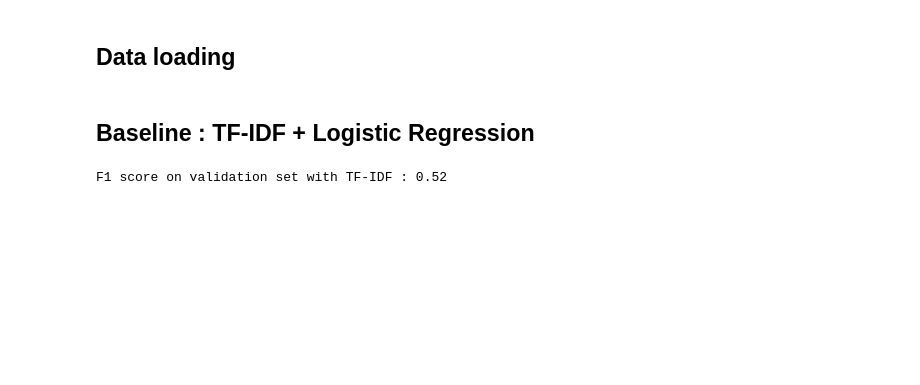
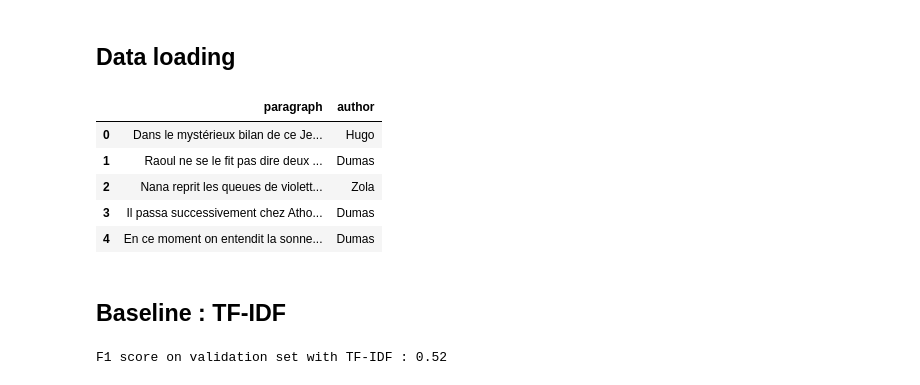
Before and after one commit to meteve/NLP_project, a Jupyter notebook: scripts/who_wrote_this.ipynb, the cells around one changed output. Drawn from its saved outputs; the diff is of its cells as text; code cells hidden in the pictures; blank space fills up the shorter version.

```diff
--- a/scripts/who_wrote_this.ipynb
+++ b/scripts/who_wrote_this.ipynb
@@ -61,8 +82,17 @@ X_val, X_test, y_val, y_test = train_test_split(test_df['paragraph'].values,
                                                 test_size=0.5, random_state=42)
 y_val = le.transform(y_val)
 y_test = le.transform(y_test)
+# %%
+train_df.head(5)
+# %% [output]
+|  | paragraph | author |
+| 0 | Dans le mystérieux bilan de ce Je... | Hugo |
+| 1 | Raoul ne se le fit pas dire deux ... | Dumas |
+| 2 | Nana reprit les queues de violett... | Zola |
+| 3 | Il passa successivement chez Atho... | Dumas |
+| 4 | En ce moment on entendit la sonne... | Dumas |
 # %% [markdown]
-## Baseline : TF-IDF + Logistic Regression
+## Baseline : TF-IDF
 # %%
 # ML pipeline : TF-IDF + SVM classifier
 
```
Also changed, not shown: parts of 15 cells of this notebook.
